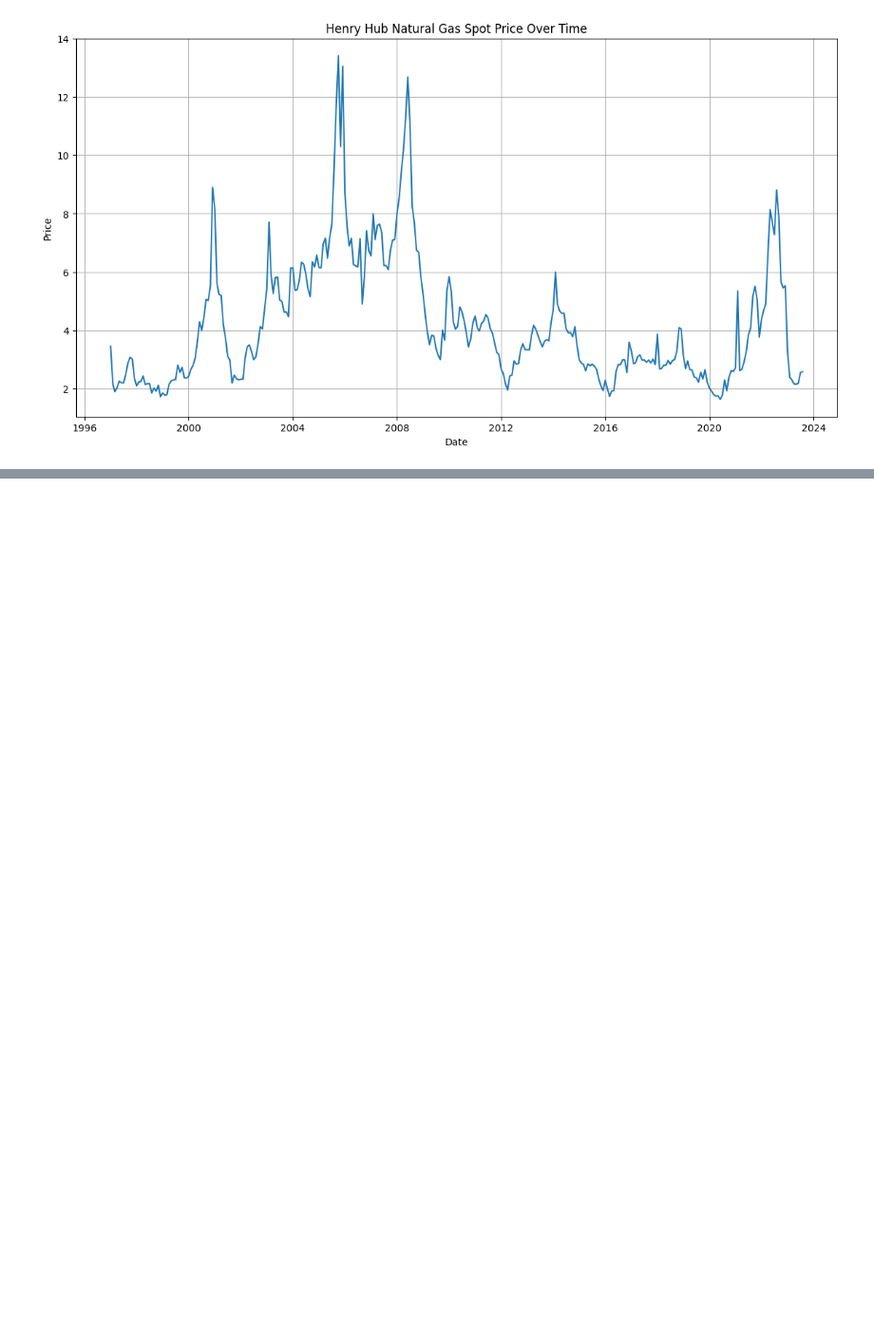
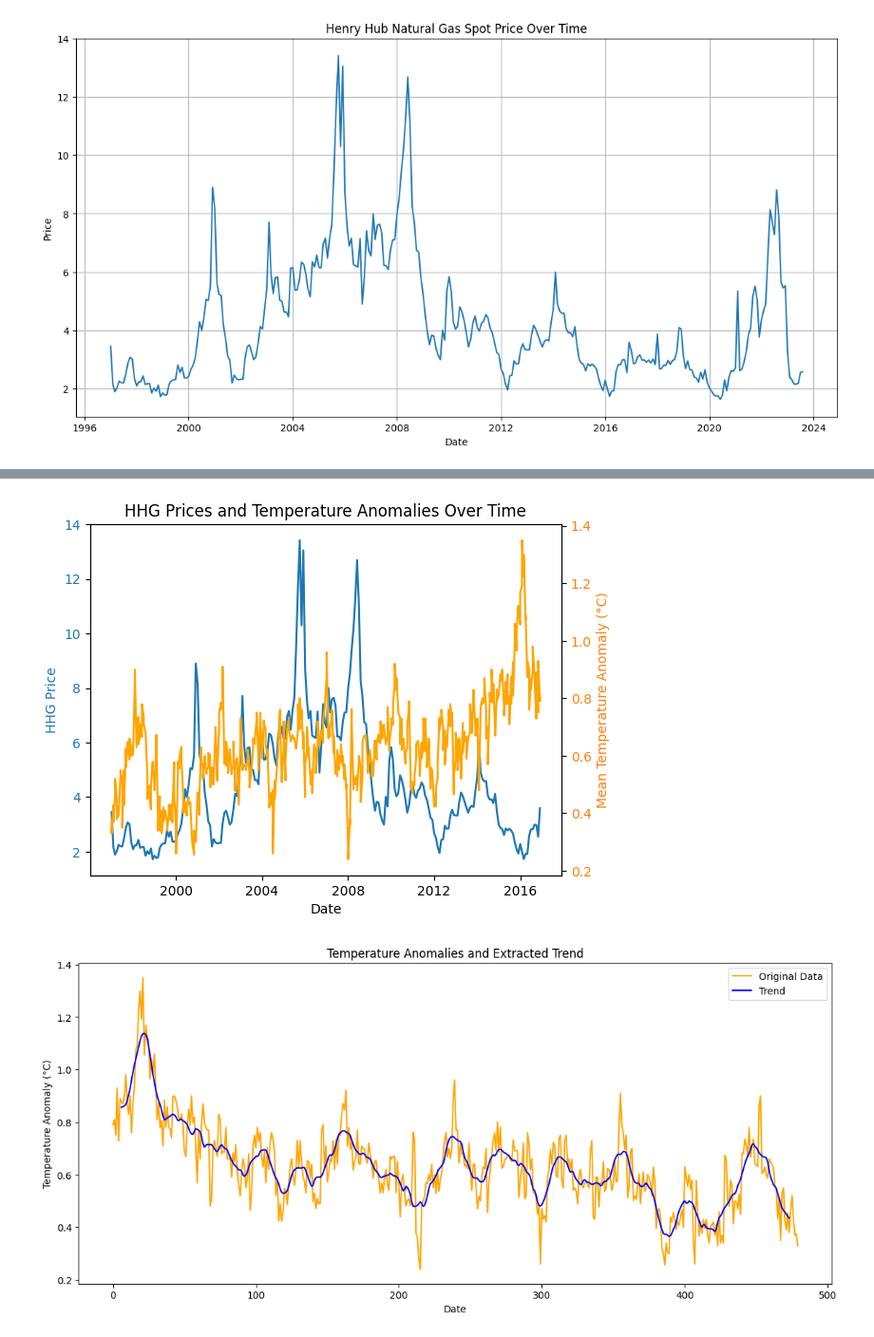
Before and after one commit to Keyan-sm/Analysis-of-Natural-Gas-Price-and-Temperature-Anomalies, a Jupyter notebook: NaturalGas (2).ipynb, the cells around one changed output, grey strips where cells are left out. Shown: that part at 95% size. Cells and saved outputs as stored; diff of their text form; code cells hidden in the pictures; blank space fills up the shorter version.

```diff
--- a/NaturalGas (2).ipynb
+++ b/NaturalGas (2).ipynb
@@ -330,0 +99,56 @@ plt.show()
+# %%
+# Identify high and low residual points
+high_residual_points = merged_df[merged_df['Residual'] > merged_df['Residual'].quantile(0.95)]
+low_residual_points = merged_df[merged_df['Residual'] < merged_df['Residual'].quantile(0.05)]
+
+# Create the plot
+fig, ax1 = plt.subplots()
+
+# Plot HHG prices
+ax1.set_xlabel('Date')
+ax1.set_ylabel('HHG Price', color='tab:blue')
+ax1.plot(merged_df['Date_HHG'], merged_df['HHG_Price'], color='tab:blue')
+ax1.tick_params(axis='y', labelcolor='tab:blue')
+
+# Highlight high and low residual points
+#ax1.scatter(high_residual_points['Date_HHG'], high_residual_points['HHG_Price'], color='red')
+#ax1.scatter(low_residual_points['Date_HHG'], low_residual_points['HHG_Price'], color='green')
+
+# Create a second y-axis for temperature anomalies
+ax2 = ax1.twinx()
+ax2.set_ylabel('Mean Temperature Anomaly (°C)', color='tab:orange')
+ax2.plot(merged_df['Date_HHG'], merged_df['Temp_Anomaly'], color='orange')
+ax2.tick_params(axis='y', labelcolor='tab:orange')
+
+# Show the plot
+plt.title('HHG Prices and Temperature Anomalies Over Time')
+plt.show()
+
+# Correcting the parameter name from 'freq' to 'period' for seasonal decomposition
+decomposition = seasonal_decompose(temp_df['Temp_Anomaly'], period=12)  # Using monthly frequency
+
+# Extracting the trend component
+trend = decomposition.trend.dropna()
+
+# Plotting the original data along with the extracted trend
+plt.figure(figsize=(14, 6))
+plt.plot(temp_df['Temp_Anomaly'], label='Original Data', color='orange')
+plt.plot(trend, label='Trend', color='blue')
+plt.xlabel('Date')
+plt.ylabel('Temperature Anomaly (°C)')
+plt.title('Temperature Anomalies and Extracted Trend')
+plt.legend()
+plt.show()
+
+seasonal = decomposition.seasonal.dropna()
+
+plt.figure(figsize=(14, 6))
+plt.plot(seasonal, label='Seasonal Component', color='blue')
+plt.xlabel('Date')
+plt.ylabel('Temperature Anomaly (°C)')
+plt.title('Seasonal Component of Temperature Anomalies')
+plt.legend()
+plt.show()
+# %% [output]
+[figure, added]
+[figure, added]
```
Also changed, not shown: parts of 11 cells of this notebook.
